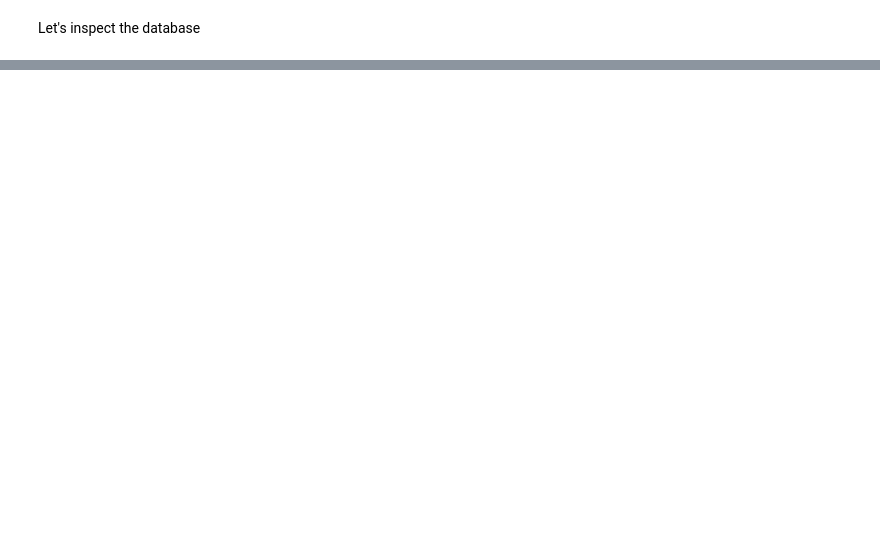
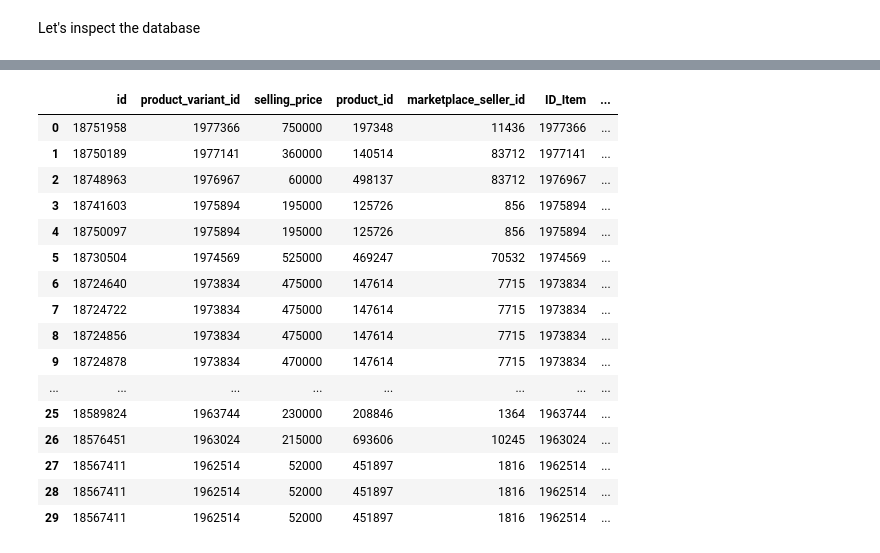
Before and after one commit to sulaimanbehzad/Clustering_according_to_item_popularity, a Jupyter notebook: price_estimation.ipynb, the cells around one changed output, grey strips where cells are left out. Saved outputs shown, nothing was run; the diff lists cells and outputs as text; code cells hidden in the pictures; blank space fills up the shorter version.

```diff
--- a/price_estimation.ipynb
+++ b/price_estimation.ipynb
@@ -115,0 +102,3 @@ array([ 21386, 248497,  50144, ..., 215045, 264021,  89427])
+# %%
+transactions = transactions.filter(['id', 'product_variant_id', 'selling_price', 'product_id', 'marketplace_seller_id'])
+transactions.head(10)
@@ -115,0 +164,3 @@ array([ 21386, 248497,  50144, ..., 215045, 264021,  89427])
+# %%
+df = pd.merge(transactions, orders, left_on='product_variant_id', right_on='ID_Item')
+df.head()
@@ -115,0 +194,20 @@ array([ 21386, 248497,  50144, ..., 215045, 264021,  89427])
+# %%
+df.head(30)
+# %% [output]
+|  | id | product_variant_id | selling_price | product_id | marketplace_seller_id | ID_Item | ... |
+| 0 | 18751958 | 1977366 | 750000 | 197348 | 11436 | 1977366 | ... |
+| 1 | 18750189 | 1977141 | 360000 | 140514 | 83712 | 1977141 | ... |
+| 2 | 18748963 | 1976967 | 60000 | 498137 | 83712 | 1976967 | ... |
+| 3 | 18741603 | 1975894 | 195000 | 125726 | 856 | 1975894 | ... |
+| 4 | 18750097 | 1975894 | 195000 | 125726 | 856 | 1975894 | ... |
+| 5 | 18730504 | 1974569 | 525000 | 469247 | 70532 | 1974569 | ... |
+| 6 | 18724640 | 1973834 | 475000 | 147614 | 7715 | 1973834 | ... |
+| 7 | 18724722 | 1973834 | 475000 | 147614 | 7715 | 1973834 | ... |
+| 8 | 18724856 | 1973834 | 475000 | 147614 | 7715 | 1973834 | ... |
+| 9 | 18724878 | 1973834 | 470000 | 147614 | 7715 | 1973834 | ... |
+| ... | ... | ... | ... | ... | ... | ... | ... |
+| 25 | 18589824 | 1963744 | 230000 | 208846 | 1364 | 1963744 | ... |
+| 26 | 18576451 | 1963024 | 215000 | 693606 | 10245 | 1963024 | ... |
+| 27 | 18567411 | 1962514 | 52000 | 451897 | 1816 | 1962514 | ... |
+| 28 | 18567411 | 1962514 | 52000 | 451897 | 1816 | 1962514 | ... |
+| 29 | 18567411 | 1962514 | 52000 | 451897 | 1816 | 1962514 | ... |
```
Also changed, not shown: parts of 36 cells of this notebook.
